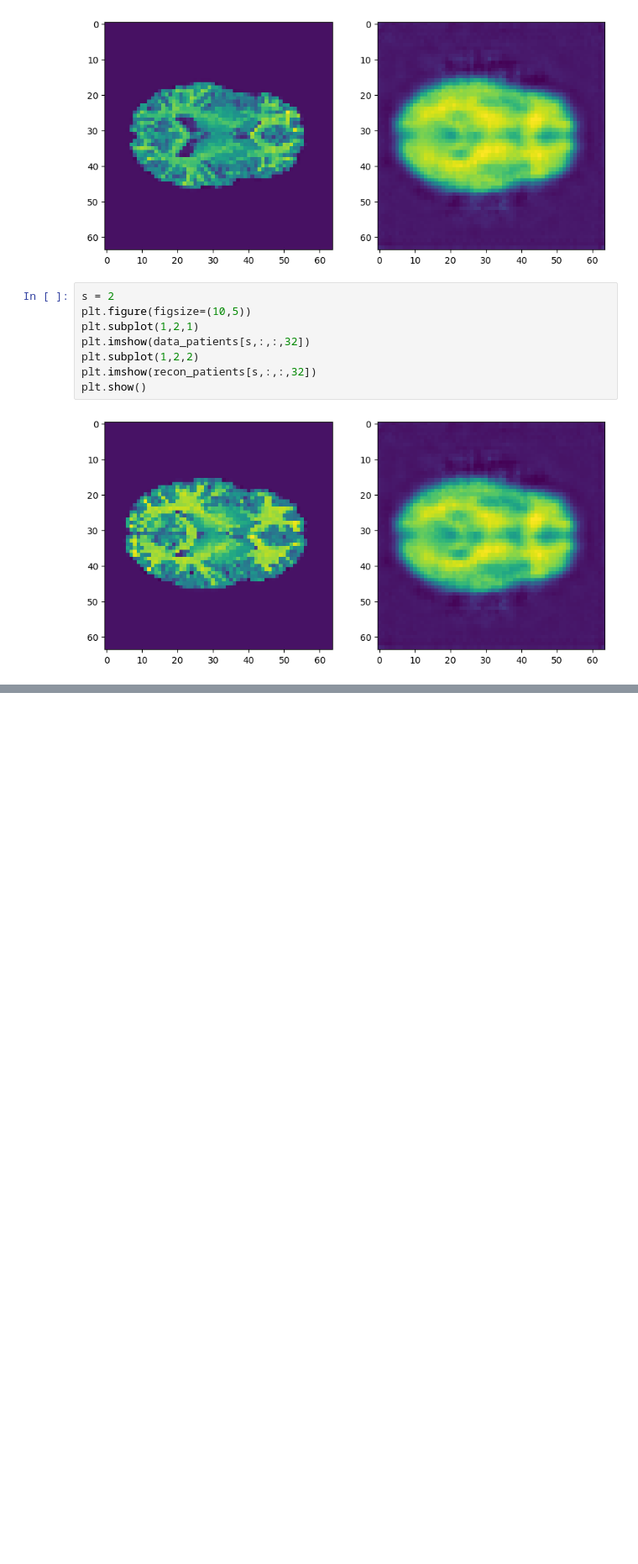
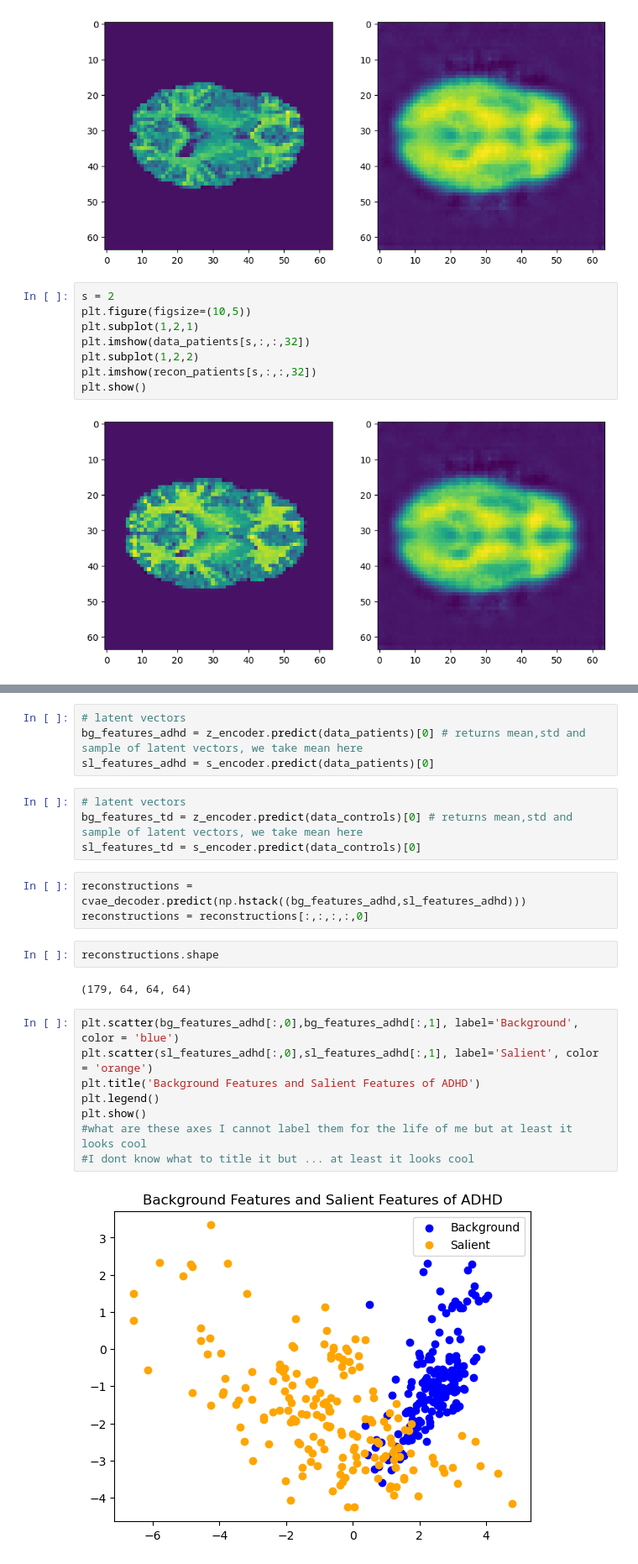
Before and after one commit to Aglinskas/BC-MRI-ADHD, a Jupyter notebook: Code/MSE_and_RSA_analysis.ipynb, the cells around one changed output, grey strips where cells are left out. Shown at 84% size. Saved outputs shown, nothing was run; the diff lists cells and outputs as text; blank space fills up the shorter version.

```diff
--- a/Code/MSE_and_RSA_analysis.ipynb
+++ b/Code/MSE_and_RSA_analysis.ipynb
@@ -175,0 +254,25 @@ plt.imshow(recon_patients[s,:,:,32])
+# %%
+# latent vectors
+bg_features_adhd = z_encoder.predict(data_patients)[0] # returns mean,std and sample of latent vectors, we take mean here
+sl_features_adhd = s_encoder.predict(data_patients)[0]
+# %%
+# latent vectors
+bg_features_td = z_encoder.predict(data_controls)[0] # returns mean,std and sample of latent vectors, we take mean here
+sl_features_td = s_encoder.predict(data_controls)[0]
+# %%
+reconstructions = cvae_decoder.predict(np.hstack((bg_features_adhd,sl_features_adhd)))
+reconstructions = reconstructions[:,:,:,:,0]
+# %%
+reconstructions.shape
+# %% [output]
+(179, 64, 64, 64)
+# %%
+plt.scatter(bg_features_adhd[:,0],bg_features_adhd[:,1], label='Background', color = 'blue')
+plt.scatter(sl_features_adhd[:,0],sl_features_adhd[:,1], label='Salient', color = 'orange')
+plt.title('Background Features and Salient Features of ADHD')
+plt.legend()
+plt.show()
+#what are these axes I cannot label them for the life of me but at least it looks cool
+#I dont know what to title it but ... at least it looks cool
+# %% [output]
+[figure, added]
```
Also changed, not shown: parts of 33 cells of this notebook, 18 other files.
